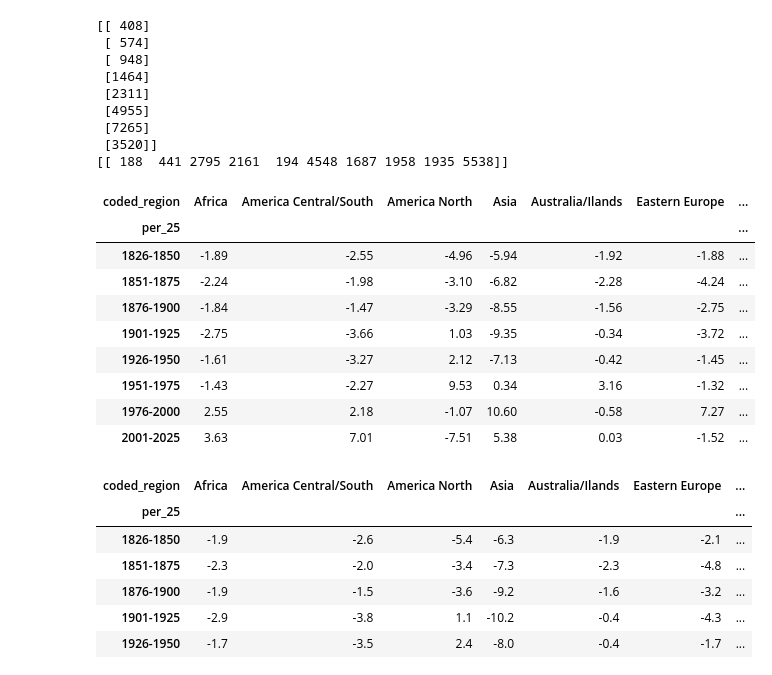
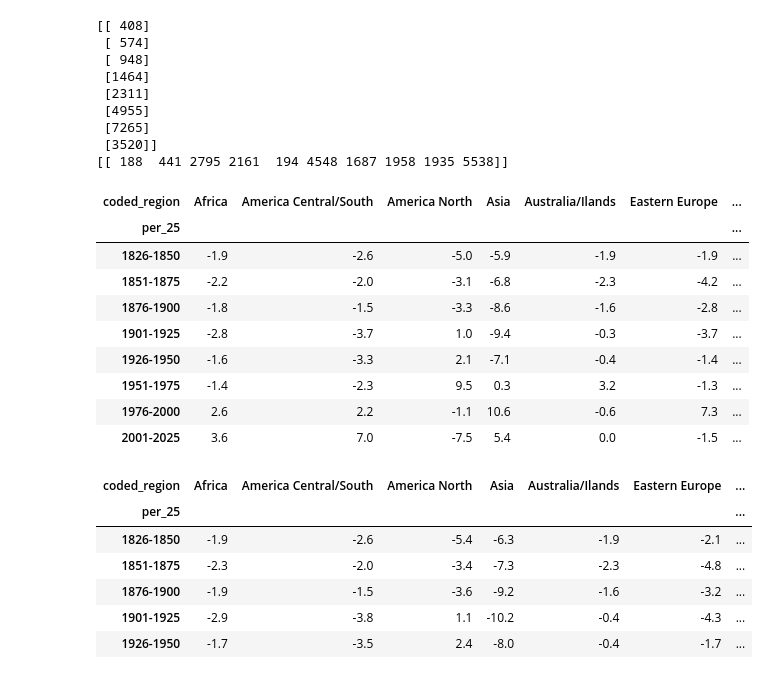
Before and after one commit to Sciences-historiques-numeriques/astronomers, a Jupyter notebook: notebooks_jupyter/wikidata_exploration/da3_distribution_continents_triplestore.ipynb, the cells around one changed output. Drawn from its saved outputs; the diff is of its cells as text; code cells hidden in the pictures.

```diff
--- a/notebooks_jupyter/wikidata_exploration/da3_distribution_continents_triplestore.ipynb
+++ b/notebooks_jupyter/wikidata_exploration/da3_distribution_continents_triplestore.ipynb
@@ -411,17 +448,17 @@ n = observed.sum().sum()
 # %%
 # Basic formula
 residuals = (round((observed-expected)/np.sqrt(expected),2))
-residuals
+residuals.round(1)
 # %% [output]
 | coded_region | Africa | America Central/South | America North | Asia | Australia/Ilands | Eastern Europe | ... |
 | per_25 |  |  |  |  |  |  | ... |
-| 1826-1850 | -1.89 | -2.55 | -4.96 | -5.94 | -1.92 | -1.88 | ... |
-| 1851-1875 | -2.24 | -1.98 | -3.10 | -6.82 | -2.28 | -4.24 | ... |
-| 1876-1900 | -1.84 | -1.47 | -3.29 | -8.55 | -1.56 | -2.75 | ... |
-| 1901-1925 | -2.75 | -3.66 | 1.03 | -9.35 | -0.34 | -3.72 | ... |
-| 1926-1950 | -1.61 | -3.27 | 2.12 | -7.13 | -0.42 | -1.45 | ... |
-| 1951-1975 | -1.43 | -2.27 | 9.53 | 0.34 | 3.16 | -1.32 | ... |
-| 1976-2000 | 2.55 | 2.18 | -1.07 | 10.60 | -0.58 | 7.27 | ... |
-| 2001-2025 | 3.63 | 7.01 | -7.51 | 5.38 | 0.03 | -1.52 | ... |
+| 1826-1850 | -1.9 | -2.6 | -5.0 | -5.9 | -1.9 | -1.9 | ... |
+| 1851-1875 | -2.2 | -2.0 | -3.1 | -6.8 | -2.3 | -4.2 | ... |
+| 1876-1900 | -1.8 | -1.5 | -3.3 | -8.6 | -1.6 | -2.8 | ... |
+| 1901-1925 | -2.8 | -3.7 | 1.0 | -9.4 | -0.3 | -3.7 | ... |
+| 1926-1950 | -1.6 | -3.3 | 2.1 | -7.1 | -0.4 | -1.4 | ... |
+| 1951-1975 | -1.4 | -2.3 | 9.5 | 0.3 | 3.2 | -1.3 | ... |
+| 1976-2000 | 2.6 | 2.2 | -1.1 | 10.6 | -0.6 | 7.3 | ... |
+| 2001-2025 | 3.6 | 7.0 | -7.5 | 5.4 | 0.0 | -1.5 | ... |
 # %%
 # Formula for Adjusted Residuals
```
Also changed, not shown: parts of 28 cells of this notebook.
